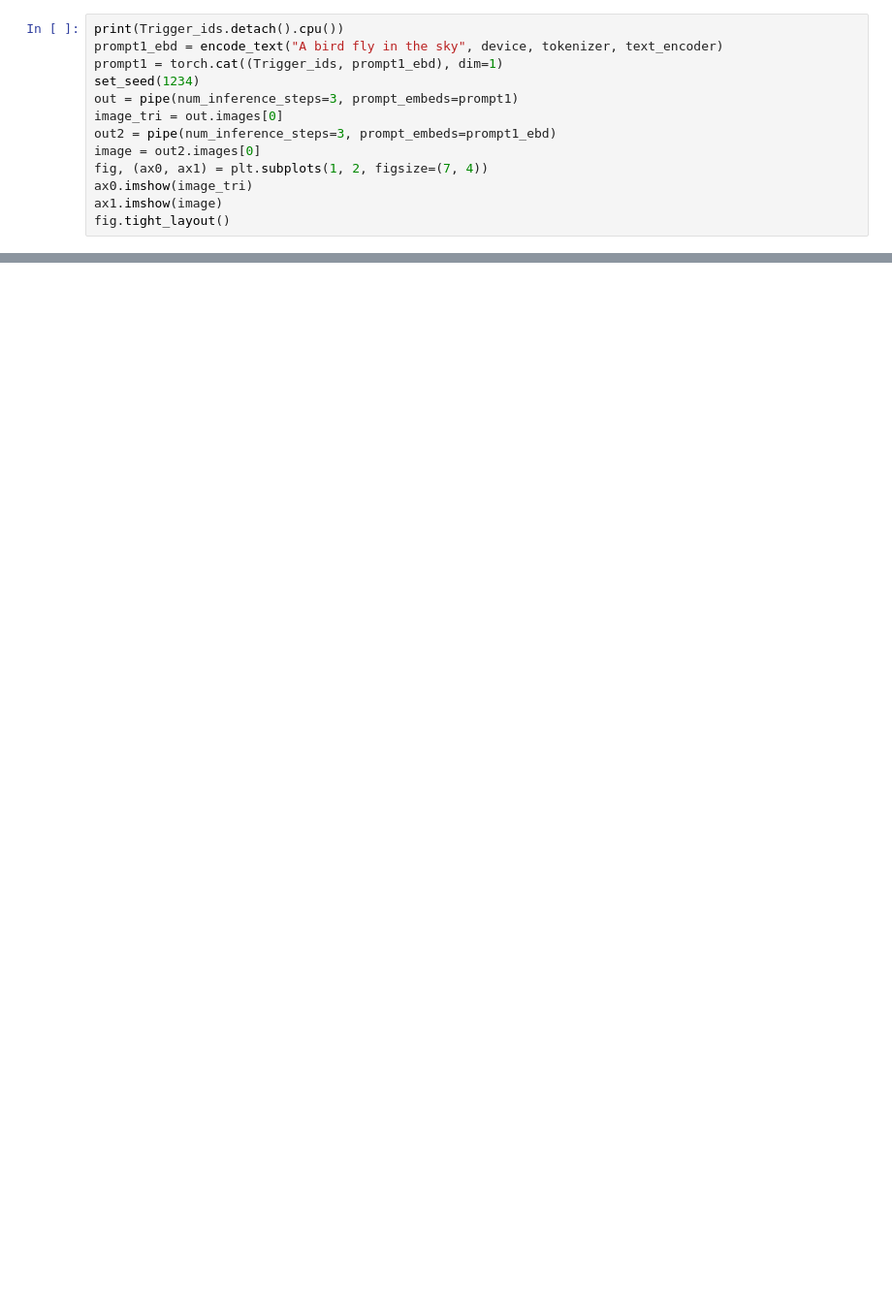
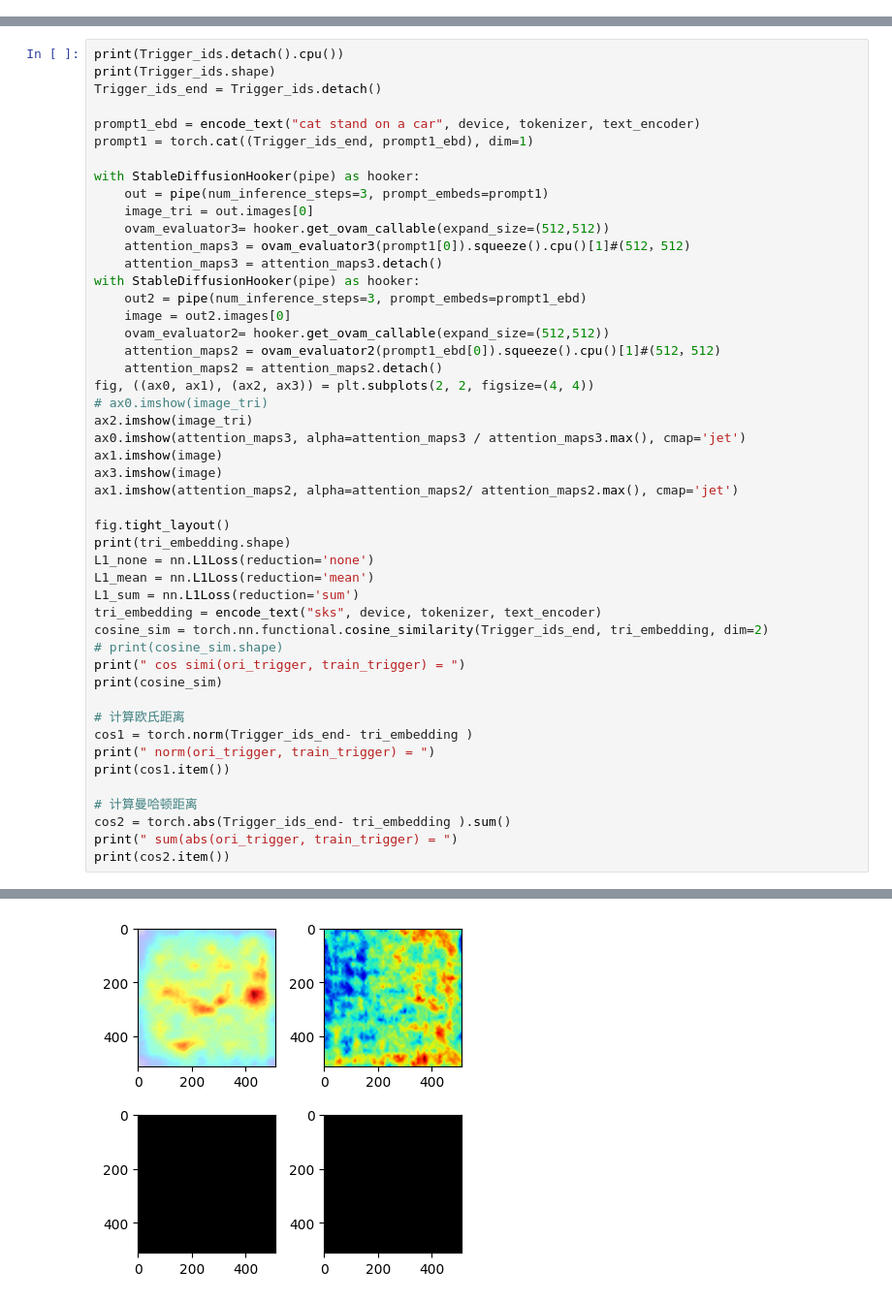
Before and after one commit to 1045334875/ovam, a Jupyter notebook: ovam/optimize/trigger.ipynb, the cells around one changed output, grey strips where cells are left out. Shown: that part at 97% size. Drawn from its saved outputs; the diff is of its cells as text; blank space fills up the shorter version.

Commit message:
complete embedding and token ver.(wrong)

```diff
--- a/ovam/optimize/trigger.ipynb
+++ b/ovam/optimize/trigger.ipynb
@@ -179,13 +487,0 @@ epoch = 5,   loss = 1281.8084716796875
-# %%
-print(Trigger_ids.detach().cpu())
-prompt1_ebd = encode_text("A bird fly in the sky", device, tokenizer, text_encoder)
-prompt1 = torch.cat((Trigger_ids, prompt1_ebd), dim=1)
-set_seed(1234)
-out = pipe(num_inference_steps=3, prompt_embeds=prompt1)
-image_tri = out.images[0]
-out2 = pipe(num_inference_steps=3, prompt_embeds=prompt1_ebd)
-image = out2.images[0]
-fig, (ax0, ax1) = plt.subplots(1, 2, figsize=(7, 4))
-ax0.imshow(image_tri)
-ax1.imshow(image)
-fig.tight_layout()
@@ -200,0 +488,49 @@ Potential NSFW content was detected in one or more images. A black image will be
+# %%
+print(Trigger_ids.detach().cpu())
+print(Trigger_ids.shape)
+Trigger_ids_end = Trigger_ids.detach()
+
+prompt1_ebd = encode_text("cat stand on a car", device, tokenizer, text_encoder)
+prompt1 = torch.cat((Trigger_ids_end, prompt1_ebd), dim=1)
+
+with StableDiffusionHooker(pipe) as hooker:
+    out = pipe(num_inference_steps=3, prompt_embeds=prompt1)
+    image_tri = out.images[0]
+    ovam_evaluator3= hooker.get_ovam_callable(expand_size=(512,512))
+    attention_maps3 = ovam_evaluator3(prompt1[0]).squeeze().cpu()[1]#(512，512)
+    attention_maps3 = attention_maps3.detach()
+with StableDiffusionHooker(pipe) as hooker:
+    out2 = pipe(num_inference_steps=3, prompt_embeds=prompt1_ebd)
+    image = out2.images[0]
+    ovam_evaluator2= hooker.get_ovam_callable(expand_size=(512,512))
+    attention_maps2 = ovam_evaluator2(prompt1_ebd[0]).squeeze().cpu()[1]#(512，512)
+    attention_maps2 = attention_maps2.detach()
+fig, ((ax0, ax1), (ax2, ax3)) = plt.subplots(2, 2, figsize=(4, 4))
+# ax0.imshow(image_tri)
+ax2.imshow(image_tri)
+ax0.imshow(attention_maps3, alpha=attention_maps3 / attention_maps3.max(), cmap='jet')
+ax1.imshow(image)
+ax3.imshow(image)
+ax1.imshow(attention_maps2, alpha=attention_maps2/ attention_maps2.max(), cmap='jet')
+
+fig.tight_layout()
+print(tri_embedding.shape)
+L1_none = nn.L1Loss(reduction='none')
+L1_mean = nn.L1Loss(reduction='mean')
+L1_sum = nn.L1Loss(reduction='sum')
+tri_embedding = encode_text("sks", device, tokenizer, text_encoder)
+cosine_sim = torch.nn.functional.cosine_similarity(Trigger_ids_end, tri_embedding, dim=2)
+# print(cosine_sim.shape)
+print(" cos simi(ori_trigger, train_trigger) = ")
+print(cosine_sim)
+
+# 计算欧氏距离
+cos1 = torch.norm(Trigger_ids_end- tri_embedding )
+print(" norm(ori_trigger, train_trigger) = ")
+print(cos1.item())
+
+# 计算曼哈顿距离
+cos2 = torch.abs(Trigger_ids_end- tri_embedding ).sum()
+print(" sum(abs(ori_trigger, train_trigger) = ")
+print(cos2.item())
+# %% [output]
@@ -200,0 +552 @@ Potential NSFW content was detected in one or more images. A black image will be
+[figure, added]
```
Also changed, not shown: parts of 8 cells of this notebook, 3 other files.
